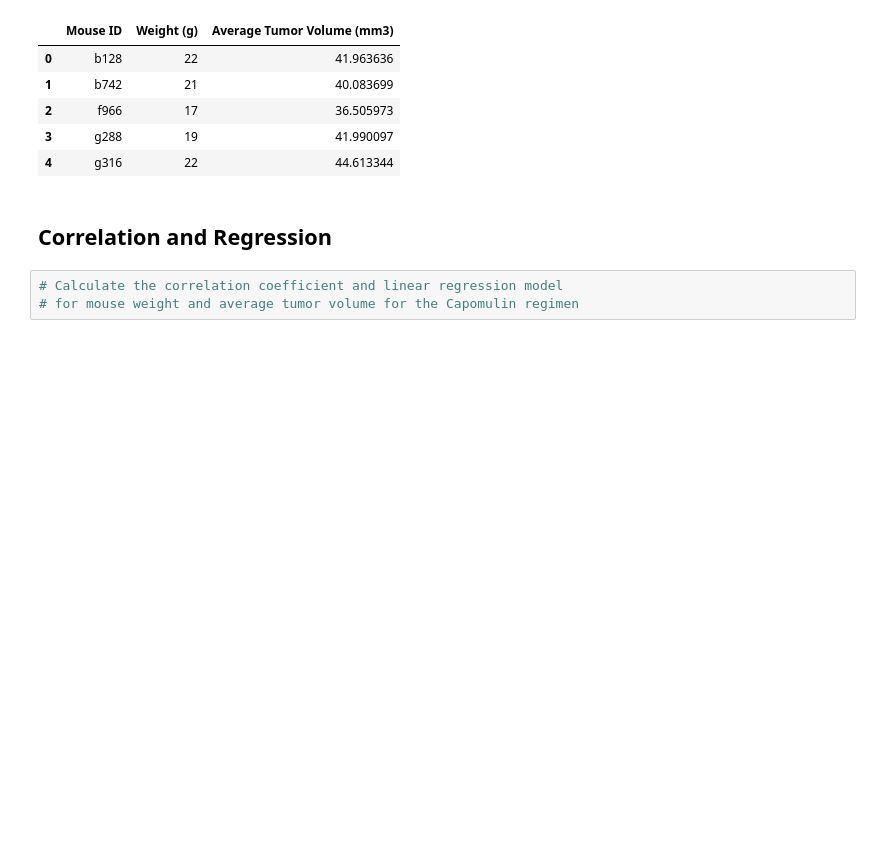
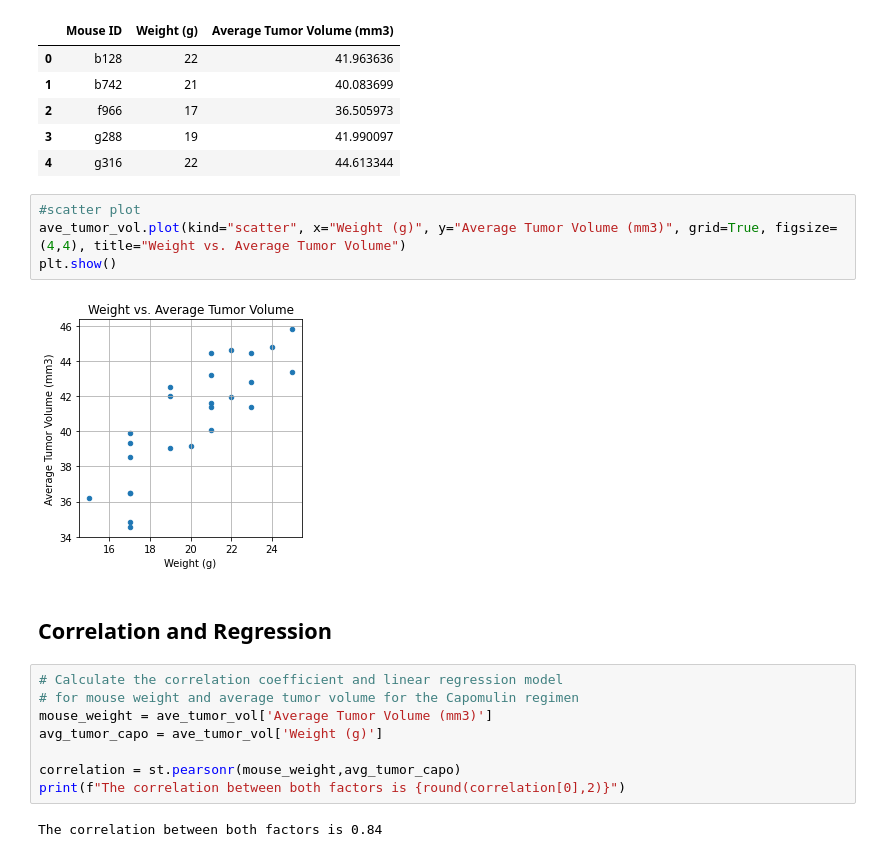
Before and after one commit to SGGO911/Matplotlib-Challenge, a Jupyter notebook: pymaceuticals_starter.ipynb, the cells around one changed output. Saved outputs shown, nothing was run; the diff lists cells and outputs as text; blank space fills up the shorter version.

Commit message:
adding tumor volumelinear regresio

```diff
--- a/pymaceuticals_starter.ipynb
+++ b/pymaceuticals_starter.ipynb
@@ -346,8 +346,21 @@ ave_tumor_vol.head()
 | 2 | f966 | 17 | 36.505973 |
 | 3 | g288 | 19 | 41.990097 |
 | 4 | g316 | 22 | 44.613344 |
+# %%
+#scatter plot
+ave_tumor_vol.plot(kind="scatter", x="Weight (g)", y="Average Tumor Volume (mm3)", grid=True, figsize=(4,4), title="Weight vs. Average Tumor Volume")
+plt.show()
+# %% [output]
+[figure, added]
 # %% [markdown]
 ## Correlation and Regression
 # %%
 # Calculate the correlation coefficient and linear regression model
 # for mouse weight and average tumor volume for the Capomulin regimen
+mouse_weight = ave_tumor_vol['Average Tumor Volume (mm3)']
+avg_tumor_capo = ave_tumor_vol['Weight (g)']
+
+correlation = st.pearsonr(mouse_weight,avg_tumor_capo)
+print(f"The correlation between both factors is {round(correlation[0],2)}")
+# %% [output]
+The correlation between both factors is 0.84
```
Also changed, not shown: parts of 1 cell of this notebook.
